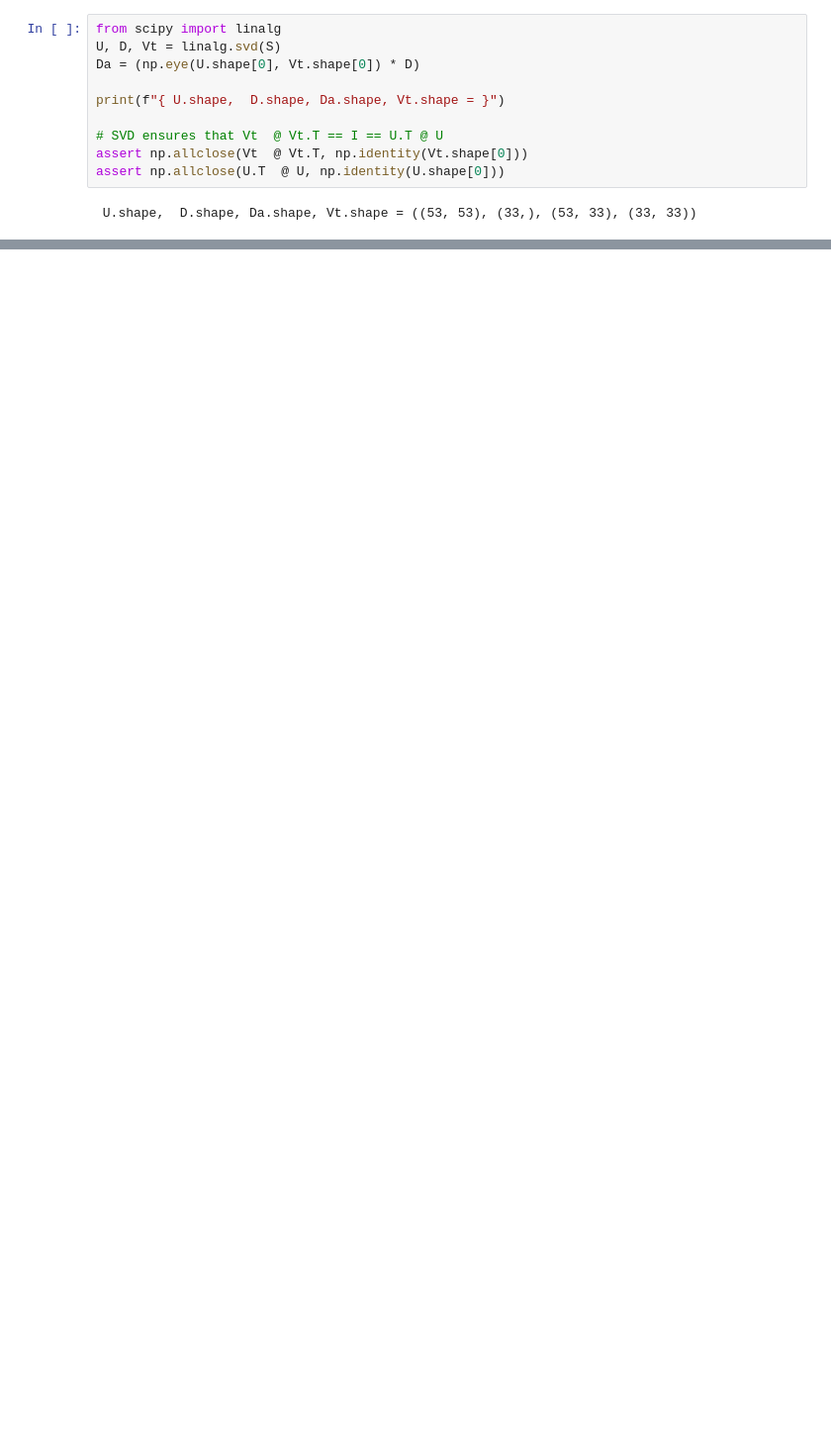
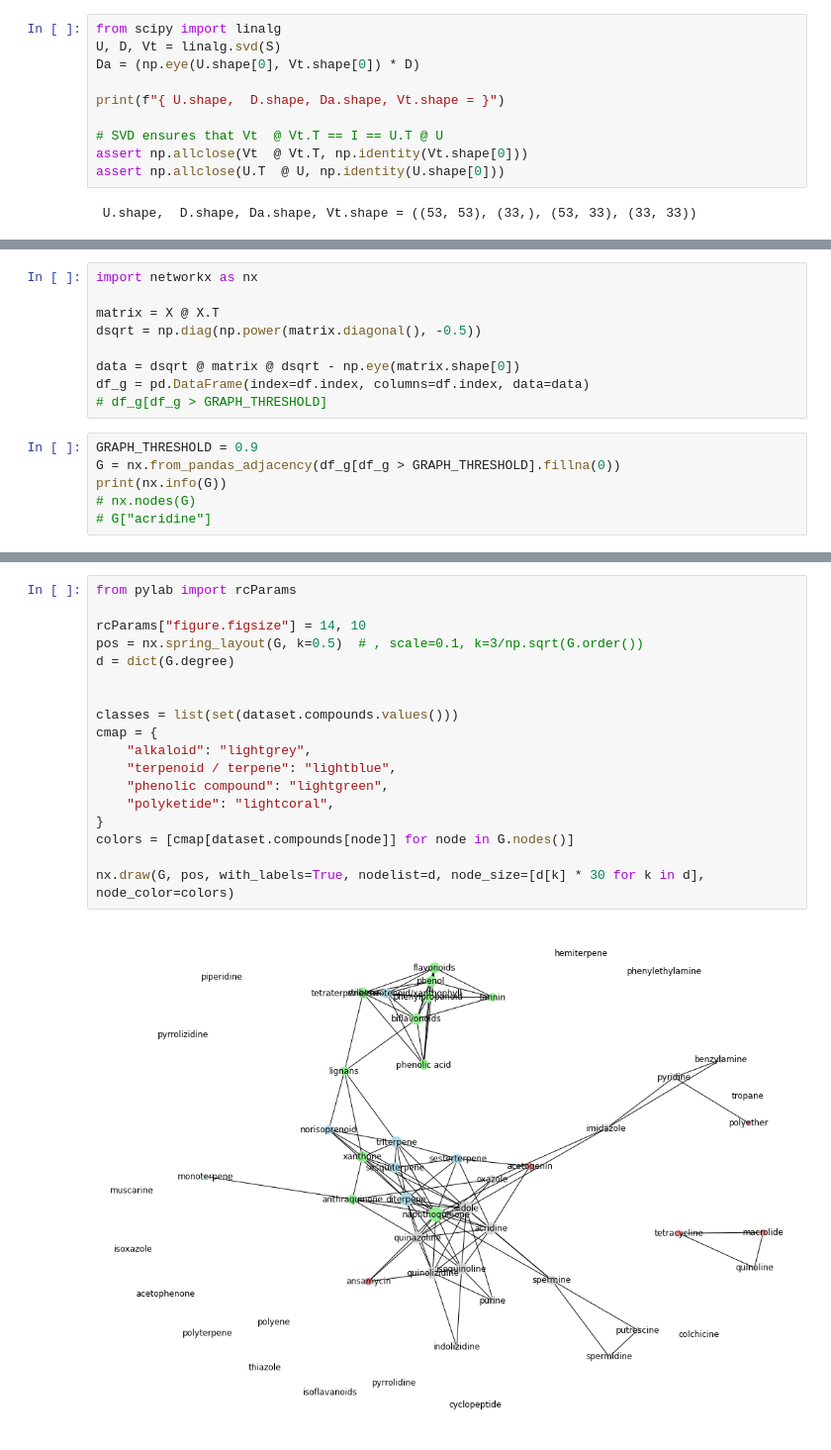
Before and after one commit to romulusFR/Rec-DM-chemotaxonomy, a Jupyter notebook: scopus/analysis.ipynb, the cells around one changed output, grey strips where cells are left out. Shown at 99% size. Drawn from its saved outputs; the diff is of its cells as text; blank space fills up the shorter version.

```diff
--- a/scopus/analysis.ipynb
+++ b/scopus/analysis.ipynb
@@ -279,0 +329,15 @@ for index, row in df_c.iterrows():
+# %%
+import networkx as nx
+
+matrix = X @ X.T
+dsqrt = np.diag(np.power(matrix.diagonal(), -0.5))
+
+data = dsqrt @ matrix @ dsqrt - np.eye(matrix.shape[0])
+df_g = pd.DataFrame(index=df.index, columns=df.index, data=data)
+# df_g[df_g > GRAPH_THRESHOLD]
+# %%
+GRAPH_THRESHOLD = 0.9
+G = nx.from_pandas_adjacency(df_g[df_g > GRAPH_THRESHOLD].fillna(0))
+print(nx.info(G))
+# nx.nodes(G)
+# G["acridine"]
@@ -279,0 +350,20 @@ for index, row in df_c.iterrows():
+# %%
+from pylab import rcParams
+
+rcParams["figure.figsize"] = 14, 10
+pos = nx.spring_layout(G, k=0.5)  # , scale=0.1, k=3/np.sqrt(G.order())
+d = dict(G.degree)
+
+
+classes = list(set(dataset.compounds.values()))
+cmap = {
+    "alkaloid": "lightgrey",
+    "terpenoid / terpene": "lightblue",
+    "phenolic compound": "lightgreen",
+    "polyketide": "lightcoral",
+}
+colors = [cmap[dataset.compounds[node]] for node in G.nodes()]
+
+nx.draw(G, pos, with_labels=True, nodelist=d, node_size=[d[k] * 30 for k in d], node_color=colors)
+# %% [output]
+[figure, added]
```
Also changed, not shown: parts of 42 cells of this notebook.
